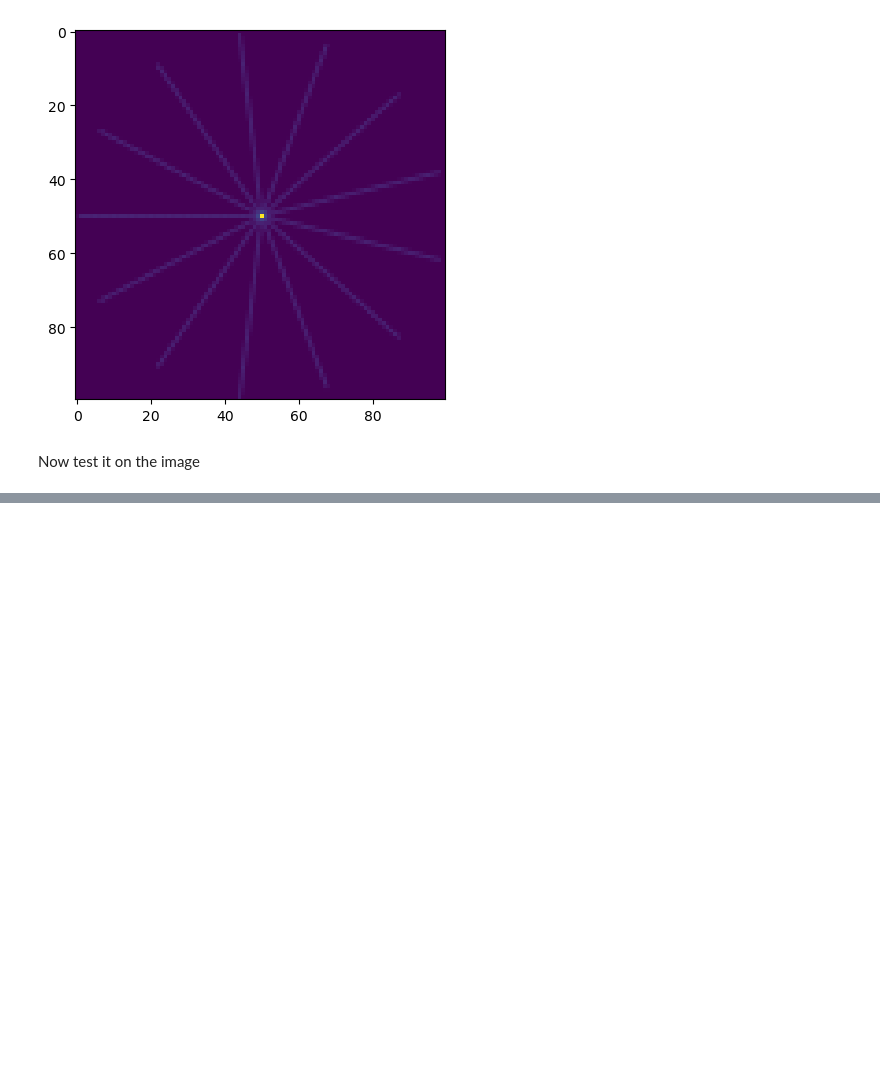
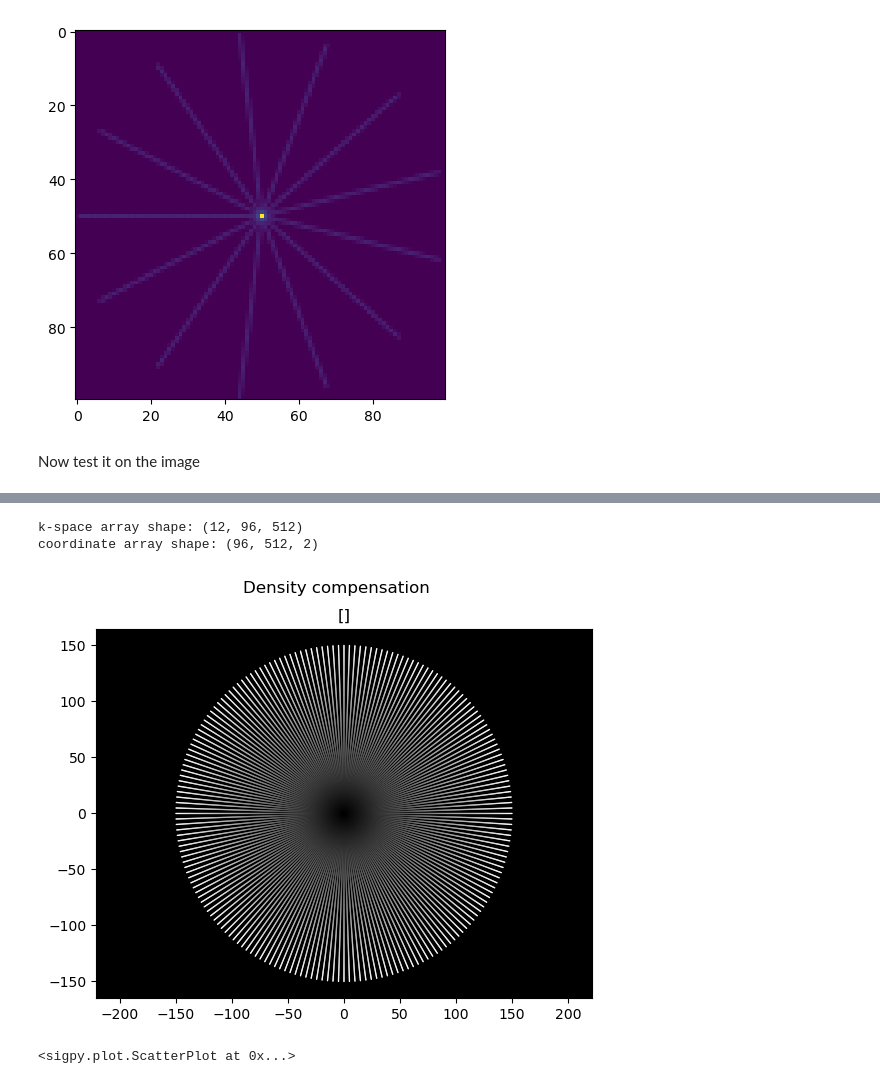
Before and after one commit to ReyhanSanei/MedicalImages_project1, a Jupyter notebook: notebooks/explore_sitk_sigpy.ipynb, the cells around one changed output, grey strips where cells are left out. Saved outputs shown, nothing was run; the diff lists cells and outputs as text; code cells hidden in the pictures; blank space fills up the shorter version.

```diff
--- a/notebooks/explore_sitk_sigpy.ipynb
+++ b/notebooks/explore_sitk_sigpy.ipynb
@@ -251,0 +281,15 @@ plt.imshow(np.abs(reco_t1),cmap='gray')
+# %%
+ksp = np.load('../files/projection_ksp.npy')
+coord_file = np.load('../files/projection_coord.npy')
+print('k-space array shape: {}'.format(ksp.shape))
+print('coordinate array shape: {}'.format(coord_file.shape))
+# %% [output]
+k-space array shape: (12, 96, 512)
+coordinate array shape: (96, 512, 2)
+# %%
+# Density compensation factor
+dcf = (coord_file[..., 0]**2 + coord_file[..., 1]**2)**0.5
+pl.ScatterPlot(coord_file, dcf, title='Density compensation')
+# %% [output]
+[figure, added]
+<sigpy.plot.ScatterPlot at 0x...>
```
Also changed, not shown: parts of 12 cells of this notebook, 1 other file.
